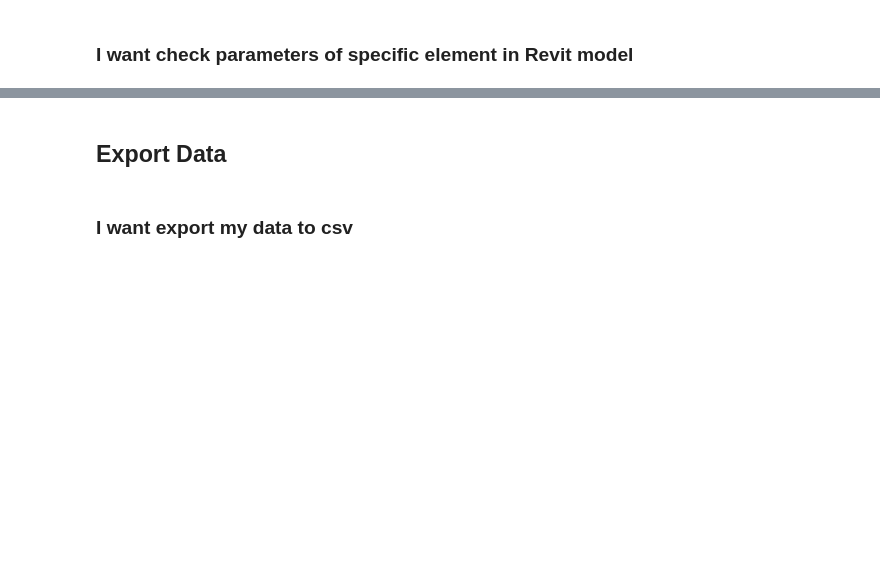
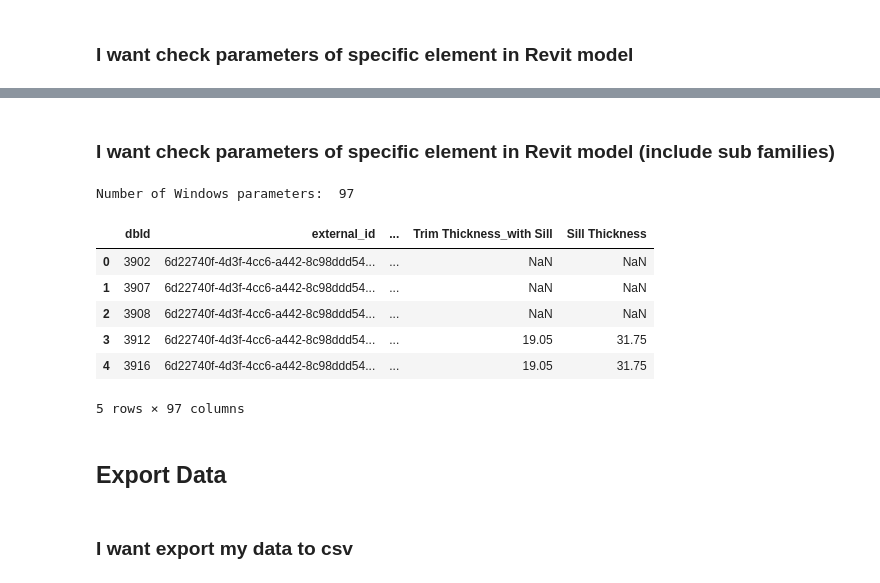
Before and after one commit to chuongmep/aps-toolkit, a Jupyter notebook: APSToolkitPython/Tutorials/04.01. Explore Revit Data With APSToolkit.ipynb, the cells around one changed output, grey strips where cells are left out. Cells and saved outputs as stored; diff of their text form; code cells hidden in the pictures; blank space fills up the shorter version.

```diff
--- a/APSToolkitPython/Tutorials/04.01. Explore Revit Data With APSToolkit.ipynb
+++ b/APSToolkitPython/Tutorials/04.01. Explore Revit Data With APSToolkit.ipynb
@@ -197,0 +196,6 @@ prop_reader.get_data_by_external_id("31261f36-7edb-41d9-95bc-f8df75aec4c4-00005a
+# %%
+df = prop_reader.get_data_by_external_id("6d22740f-4d3f-4cc6-a442-8c98ddd54f1f-0004923b")
+print("Number of Windows parameters: ",df.columns.size)
+pd.set_option('display.max_columns', 5)
+pd.set_option('display.width', 1000)
+df.head()
@@ -198,3 +207,20 @@ prop_reader.get_data_by_external_id("31261f36-7edb-41d9-95bc-f8df75aec4c4-00005a
+# %% [markdown]
+### I want check parameters of specific element in Revit model (include sub families)
+# %%
+df = prop_reader.get_data_by_external_id("6d22740f-4d3f-4cc6-a442-8c98ddd54f1f-0004923b",True)
+print("Number of Windows parameters: ",df.columns.size)
+pd.set_option('display.max_columns', 5)
+pd.set_option('display.width', 1000)
+df.head()
+# %% [output]
+Number of Windows parameters:  97
+|  | dbId | external_id | ... | Trim Thickness_with Sill | Sill Thickness |
+| 0 | 3902 | 6d22740f-4d3f-4cc6-a442-8c98ddd54... | ... | NaN | NaN |
+| 1 | 3907 | 6d22740f-4d3f-4cc6-a442-8c98ddd54... | ... | NaN | NaN |
+| 2 | 3908 | 6d22740f-4d3f-4cc6-a442-8c98ddd54... | ... | NaN | NaN |
+| 3 | 3912 | 6d22740f-4d3f-4cc6-a442-8c98ddd54... | ... | 19.05 | 31.75 |
+| 4 | 3916 | 6d22740f-4d3f-4cc6-a442-8c98ddd54... | ... | 19.05 | 31.75 |
+5 rows × 97 columns
 # %% [markdown]
 ## Export Data
 # %% [markdown]
```
Also changed, not shown: parts of 12 cells of this notebook.
